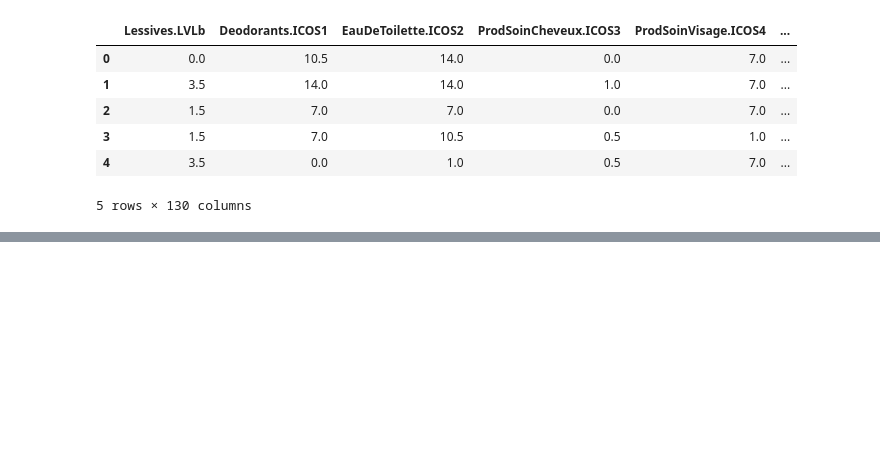
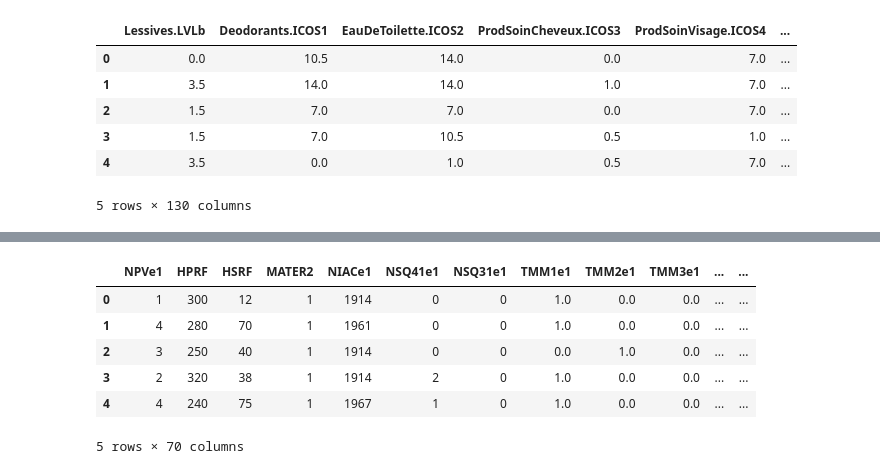
Before and after one commit to shafiqueakbare/housing_campaign, a Jupyter notebook: data_exploration.ipynb, the cells around one changed output, grey strips where cells are left out. Drawn from its saved outputs; the diff is of its cells as text; code cells hidden in the pictures; blank space fills up the shorter version.

```diff
--- a/data_exploration.ipynb
+++ b/data_exploration.ipynb
@@ -33,0 +127,24 @@ df.head(5)
+# %%
+df_housing = df[["NPVe1","HPRF", "HSRF", "MATER2", "NIACe1", "NSQ41e1", "NSQ31e1",
+    "TMM1e1", "TMM2e1", "TMM3e1", "TMMB1e1", "TMMB2e1", "TMMB3e1",
+    "TRM0e1", "TRM1e1", "TRM2e1", "TRM3e1", "TRM4e1", "TRM5e1", "TRM7e1",
+    "TRP0e1", "TRP1e1", "TRP2e1", "TRP3e1", "TRP5e1",
+    "TRS1e1", "TRS2e1", "TRS3e1", "TRS4e1", "TRS5e1", "TRS6e1", "TRS8e1",
+    "ACTP1", "CHEM1", "DBRI", "DCA3e1", "DGG2be1",
+    "FC316", "FC812", "FC9be11", "FC9be12347", "FC9be156",
+    "HCU11", "HCU31", "HCU323", "HCU34", "HPLBO",
+    "KCC1be1089", "KCC1be11", "KCC1be1234","KCC1be1567", "KCC1be1555",
+    "KCC267", "KCC34", "KCC5", "KEIU1", "KEIU2",
+    "KVNT2e111", "KVNT2e112", "KVNT2e12", "KVNT2e13","KVNT2e14",
+    "MATER017", "MATER02", "MATER03", "MATER04","MATER056",
+    "REAB1", "REAB23", "REAB4" ]]
+# %%
+df_housing.head(5)
+# %% [output]
+|  | NPVe1 | HPRF | HSRF | MATER2 | NIACe1 | NSQ41e1 | NSQ31e1 | TMM1e1 | TMM2e1 | TMM3e1 | ... | ... |
+| 0 | 1 | 300 | 12 | 1 | 1914 | 0 | 0 | 1.0 | 0.0 | 0.0 | ... | ... |
+| 1 | 4 | 280 | 70 | 1 | 1961 | 0 | 0 | 1.0 | 0.0 | 0.0 | ... | ... |
+| 2 | 3 | 250 | 40 | 1 | 1914 | 0 | 0 | 0.0 | 1.0 | 0.0 | ... | ... |
+| 3 | 2 | 320 | 38 | 1 | 1914 | 2 | 0 | 1.0 | 0.0 | 0.0 | ... | ... |
+| 4 | 4 | 240 | 75 | 1 | 1967 | 1 | 0 | 1.0 | 0.0 | 0.0 | ... | ... |
+5 rows × 70 columns
```
Also changed, not shown: parts of 18 cells of this notebook.
